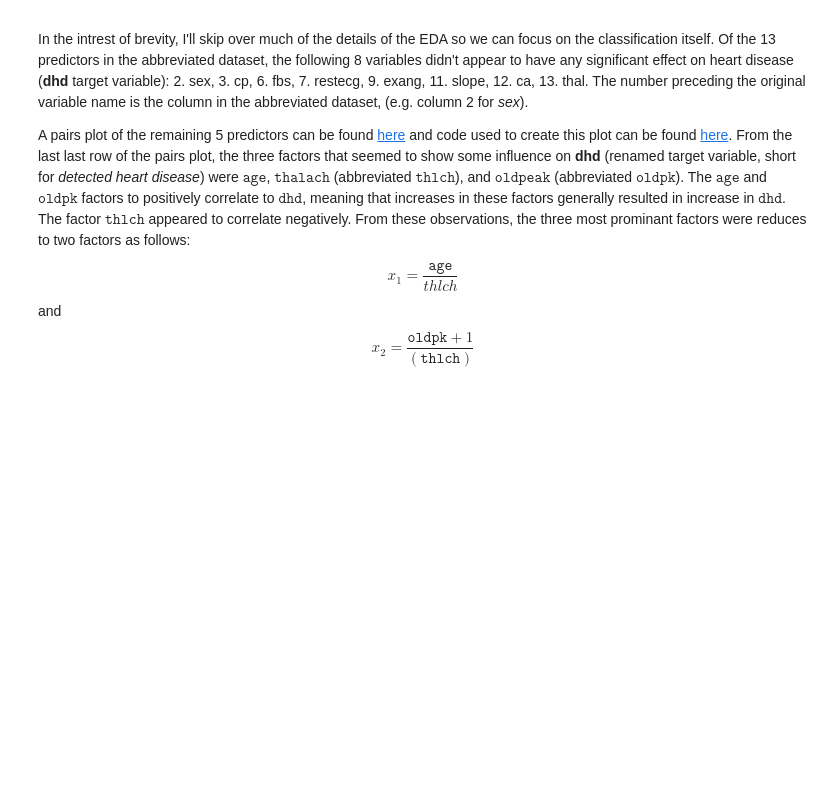
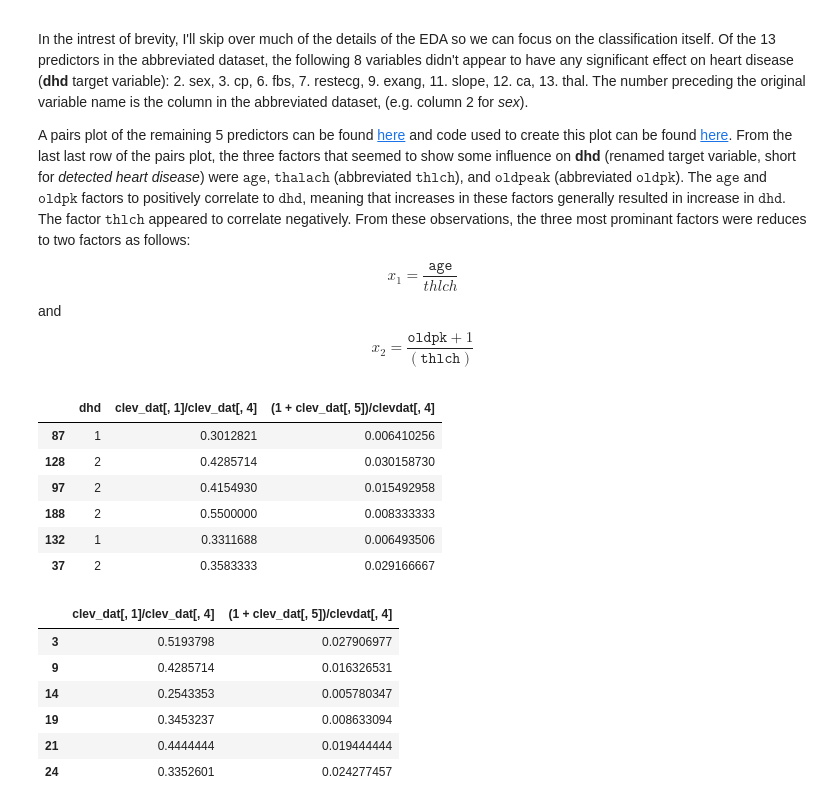
Before and after one commit to focods/WonderfulML, a Jupyter notebook: docs/solutions/session04_r.ipynb, the cells around one changed output. Saved outputs shown, nothing was run; the diff lists cells and outputs as text; code cells hidden in the pictures; blank space fills up the shorter version.

Commit message:
impl code to partition data in R nb

```diff
--- a/docs/solutions/session04_r.ipynb
+++ b/docs/solutions/session04_r.ipynb
@@ -633,28 +633,61 @@ $$
 x_2 = \frac{\texttt{oldpk}+1}{(\texttt{thlch})}
 $$
 # %%
-## Target column is 14 which containsCHD data
+## Target column (dhd) is 14
 dpath <- "https://raw.githubusercontent.com/MichaelSzczepaniak/WonderfulML/master/data/processed_cleveland_data.csv"
-fixChdCats <- function(data_file=dpath) {
+## Converts the 5 target categories in the CHD to 2: 1 = no heart disease, 2 = detected heart disease
+makeChdBinaryCats <- function(data_file=dpath) {
     # read the original data
-    clevdat <- read.table("processed.cleveland.data", sep=',')
+    clevdat <- read.table(data_file, sep=',')
     # clean up the data - remove rows with missing data
     keep.rows <- apply(clevdat != "?",1,all)
     clevdat <- clevdat[keep.rows,]
     # group target classifications - assign 0 to class 1,
     # assign 1-4 to class 2
     for(rw in 1:nrow(clevdat)) {
         if(clevdat[rw,14]==0)
             clevdat[rw,14] <- 1
         else if((clevdat[rw,3]==1)||(clevdat[rw,3] == 2))
             clevdat[rw,14] <- 2
         else if((clevdat[rw,3]==3)||(clevdat[rw,3] == 4))
             clevdat[rw,14] <- 2
     }
-    # cull out vars I don't readily see a correl (if I squint hard ;-)
+
+    # cull out vars I don't readily see a correl
     clevdat <- clevdat[,c(-2:-3,-6,-7,-9,-11:-13)]
+    # rename remaining columns
+    colnames(clevdat) <- c("age", "restbp", "chol", "thlch", "oldpk", "dhd")
 
-
+    return(clevdat)
 }
 
-consolidateCats()
+clev_dat <- makeChdBinaryCats()
+# add engineered variables x1 and x2
+clev_dat <- cbind(clev_dat, clev_dat[,1]/clev_dat[,4])
+colnames(clevdat[ncol(clev_dat)]) <- "age.thlch"
+clev_dat <- cbind(clev_dat, (1+clev_dat[,5])/clevdat[,4])
+colnames(clev_dat[ncol(clev_dat)]) <- "oldpk.thlch"
+# partition data into 80% training, 20% test
+source('../../R/DataTools.R')  # for trainSetRows and testSetRows functions
+train_rows <- trainSetRows(clev_dat, 0.8)
+test_rows <- testSetRows(seq(1:nrow(clev_dat)), train_rows)
+xtrain <- as.matrix(clev_dat[train_rows, 6:8]) # class in 1st col after operation
+xtest_with_class <- as.matrix(clev_dat[test_rows,6:8])
+xtest <- as.matrix(clev_dat[test_rows,7:8])  # class removed, use to make predictions
+head(xtrain)
+head(xtest)
+# %% [output]
+|  | dhd | clev_dat[, 1]/clev_dat[, 4] | (1 + clev_dat[, 5])/clevdat[, 4] |
+| 87 | 1 | 0.3012821 | 0.006410256 |
+| 128 | 2 | 0.4285714 | 0.030158730 |
+| 97 | 2 | 0.4154930 | 0.015492958 |
+| 188 | 2 | 0.5500000 | 0.008333333 |
+| 132 | 1 | 0.3311688 | 0.006493506 |
+| 37 | 2 | 0.3583333 | 0.029166667 |
+|  | clev_dat[, 1]/clev_dat[, 4] | (1 + clev_dat[, 5])/clevdat[, 4] |
+| 3 | 0.5193798 | 0.027906977 |
+| 9 | 0.4285714 | 0.016326531 |
+| 14 | 0.2543353 | 0.005780347 |
+| 19 | 0.3453237 | 0.008633094 |
+| 21 | 0.4444444 | 0.019444444 |
+| 24 | 0.3352601 | 0.024277457 |
```
